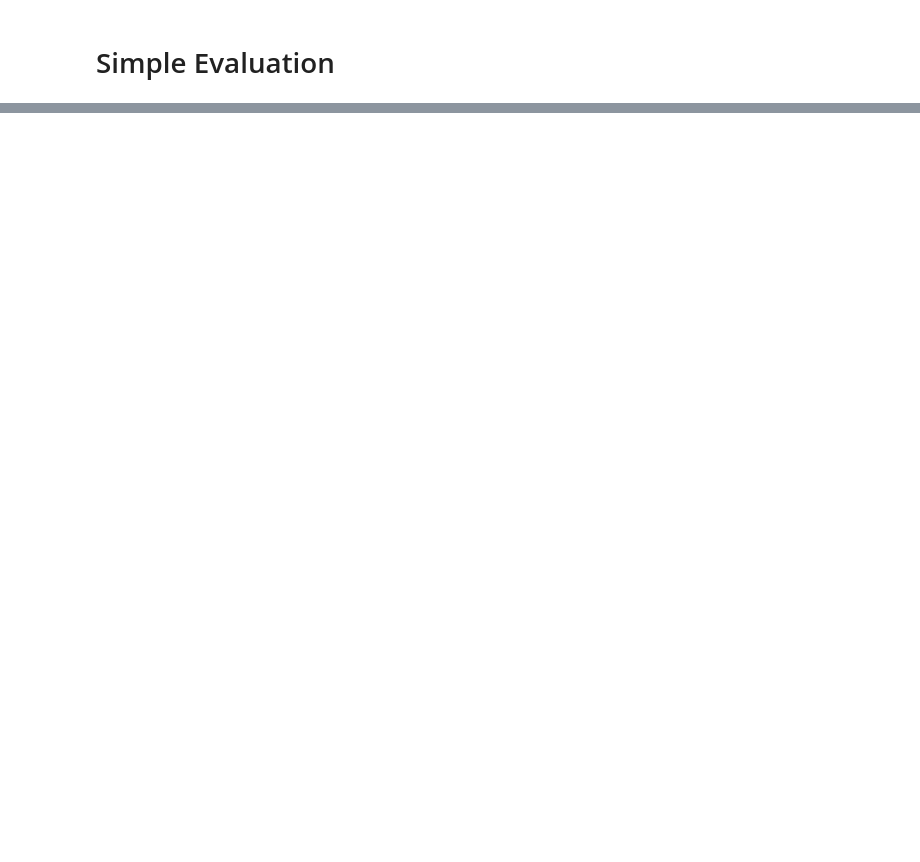
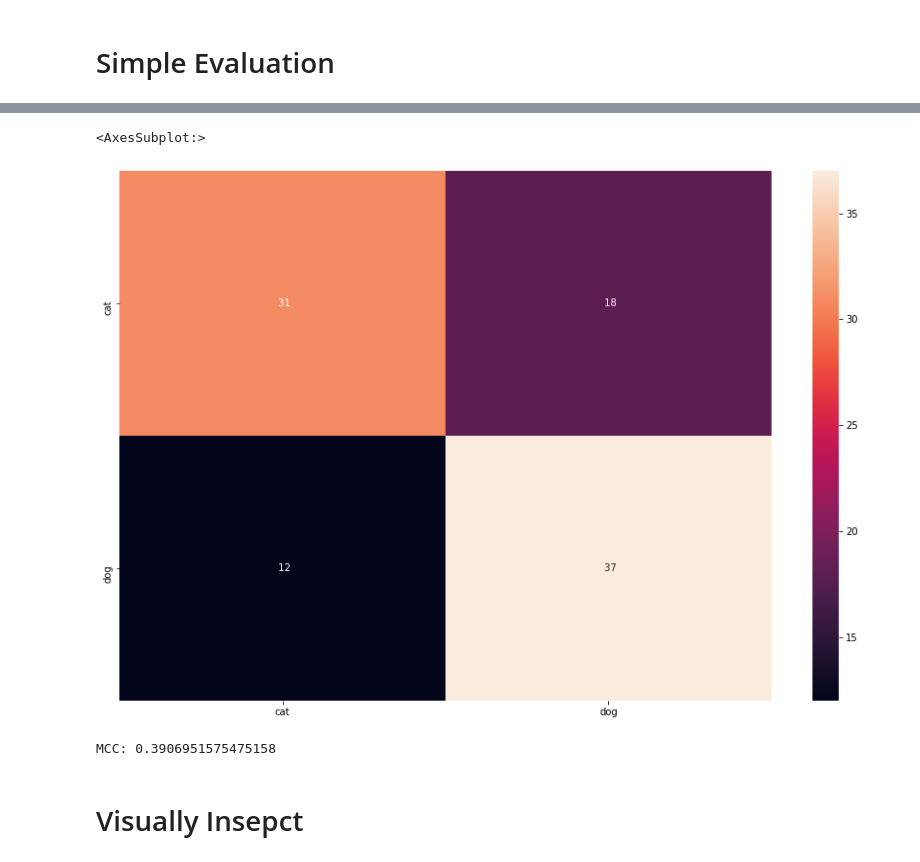
Before and after one commit to edwin-19/Sound-Classifier, a Jupyter notebook: Train & Evaluate.ipynb, the cells around one changed output, grey strips where cells are left out. Cells and saved outputs as stored; diff of their text form; code cells hidden in the pictures; blank space fills up the shorter version.

Commit message:
Fix training code and added some evaluation to test out

```diff
--- a/Train & Evaluate.ipynb
+++ b/Train & Evaluate.ipynb
@@ -31,8 +31,8 @@ train_wav_list = np.concatenate([
 ])
 # %%
 test_wav_list = np.concatenate([
-    df['test_cat'].tolist(),
-    df['test_dog'].tolist()
+    df[~df['test_cat'].isnull()]['test_cat'].tolist(),
+    df[~df['test_dog'].isnull()]['test_dog'].tolist()
 ])
 # %%
 class WavDataset(Dataset):
@@ -44,7 +44,7 @@ class WavDataset(Dataset):
             'dog': 1
         }
         self.data_path = 'data/cats_dogs/'
-        self.max_ms = 5000
+        self.max_ms = 8000
 
     def __len__(self):
         return len(self.wav_list)
@@ -175,12 +179,14 @@ Estimated Total Size (MB): 21.66
 # %% [markdown]
 # Training Loop
 # %%
+train_loss = []
+test_loss = []
+
 for epoch in tqdm(range(epochs)):
-    train_loss = []
-    test_loss = []
-
     # Train
     model.train()
+    running_loss = 0.0
+
     for index, (spec, label) in tqdm(enumerate(train_dataloader), total=len(train_dataloader)):
         batch_spec = spec.to('cuda')
         batch_label = label.to('cuda')
@@ -196,10 +202,15 @@ for epoch in tqdm(range(epochs)):
         loss.backward()
         optimizer.step()
 
-        train_loss.append(loss.item())
+        running_loss += loss.item()
+
+    print('[Epoch %d] loss: %.3f' % (epoch + 1, running_loss/len(train_dataloader)))
 
     # Testing
     model.eval()
+    y_true = []
+    y_pred = []
+
     for index, (test_spec, test_label) in tqdm(enumerate(test_dataloader), total=len(test_dataloader)):
         test_batch_spec = test_spec.to('cuda')
         test_batch_label = test_label.to('cuda')
@@ -209,4 +220,11 @@ for epoch in tqdm(range(epochs)):
 
         loss = criterion(test_logits, test_batch_label)
         test_loss.append(loss.item())
+
+        y_true.append(test_batch_label.detach().cpu().numpy())
+        y_pred.append(test_logits.detach().cpu().numpy())
+
+    y_true, y_pred = torch.tensor(np.concatenate(y_true)), torch.tensor(np.concatenate(y_pred)).argmax(axis=1)
+
+    print('Accuracy of the network on test images: %0.3f %%' % accuracy(y_true, y_pred))
 # %% [output]
@@ -215,0 +252,9 @@ KeyError: 'nan'
+# %%
+y_true = []
+y_pred = []
+
+for data, label in test_dataset:
+    logits = model(data.unsqueeze(0).to('cuda'))
+    preds = F.softmax(logits, dim=-1)
+    y_pred.append(preds.detach().cpu().numpy().argmax(axis=1))
+    y_true.append(label.numpy())
@@ -215,0 +272,12 @@ KeyError: 'nan'
+# %%
+plt.figure(figsize=(15, 10))
+sns.heatmap(confusion_matrix(y_true, y_pred), fmt='3', annot=True, xticklabels=['cat', 'dog'], yticklabels=['cat', 'dog'])
+# %% [output]
+<AxesSubplot:>
+[figure, added]
+# %%
+print('MCC: {}'.format(matthews_corrcoef(y_true, y_pred)))
+# %% [output]
+MCC: 0.3906951575475158
+# %% [markdown]
+# Visually Insepct
```
Also changed, not shown: parts of 16 cells of this notebook, 1 other file.
